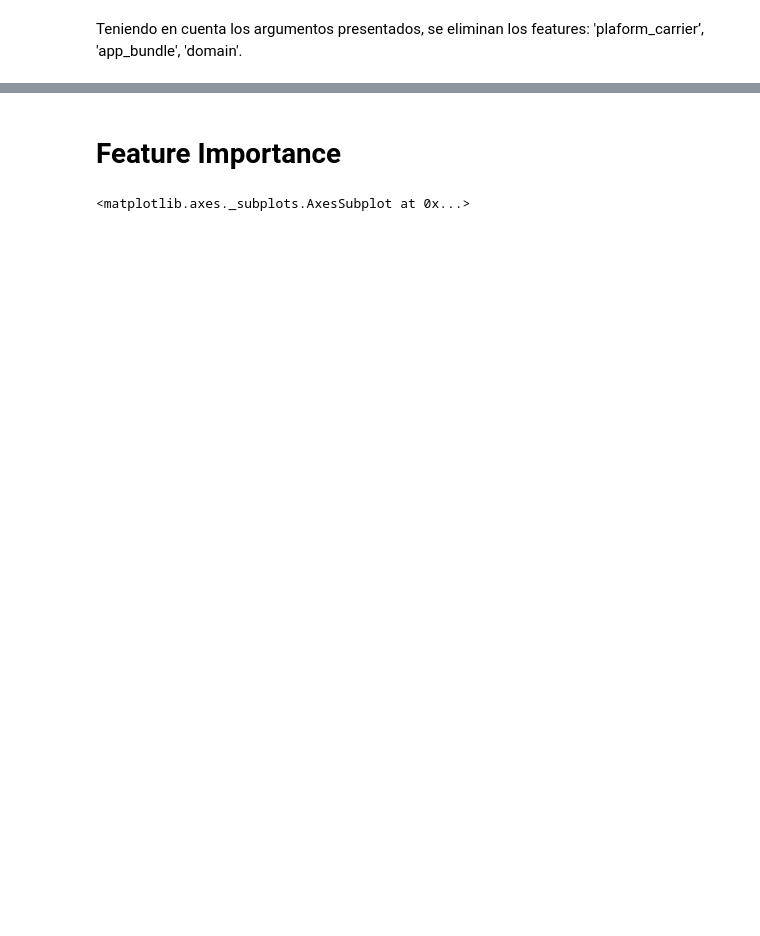
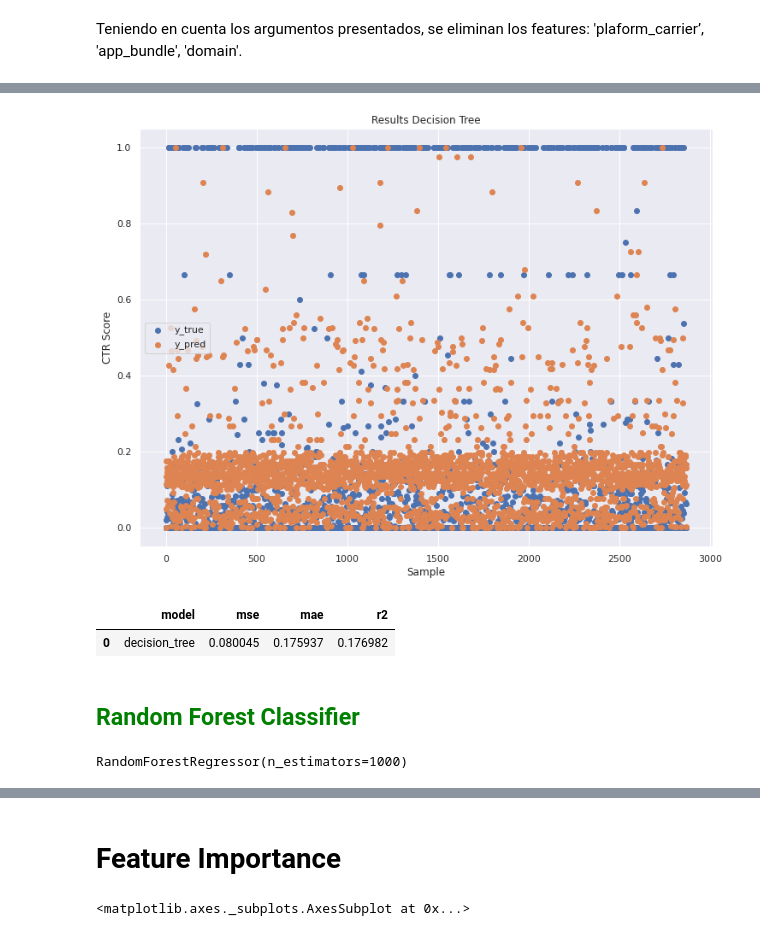
Before and after one commit to adgregory/adsmovil, a Jupyter notebook: CTR_Prueba_Tecnica.ipynb, the cells around one changed output, grey strips where cells are left out. Cells and saved outputs as stored; diff of their text form; code cells hidden in the pictures; blank space fills up the shorter version.

```diff
--- a/CTR_Prueba_Tecnica.ipynb
+++ b/CTR_Prueba_Tecnica.ipynb
@@ -220,0 +439,17 @@ ctr_df
+# %%
+decision_tree_metrics = get_results(regressor_dt, X_val, y_val, name = 'Decision Tree')
+# %% [output]
+[figure, added]
+# %%
+results_df = add_result_df(results_df, decision_tree_metrics, 'decision_tree')
+results_df
+# %% [output]
+|  | model | mse | mae | r2 |
+| 0 | decision_tree | 0.080045 | 0.175937 | 0.176982 |
+# %% [markdown]
+## <font color='green'>Random Forest Classifier</font>
+# %%
+rf_regressor = RandomForestRegressor(n_estimators = 100)
+rf_regressor.fit(X_train, y_train)
+# %% [output]
+RandomForestRegressor(n_estimators=1000)
```
Also changed, not shown: parts of 89 cells of this notebook.
